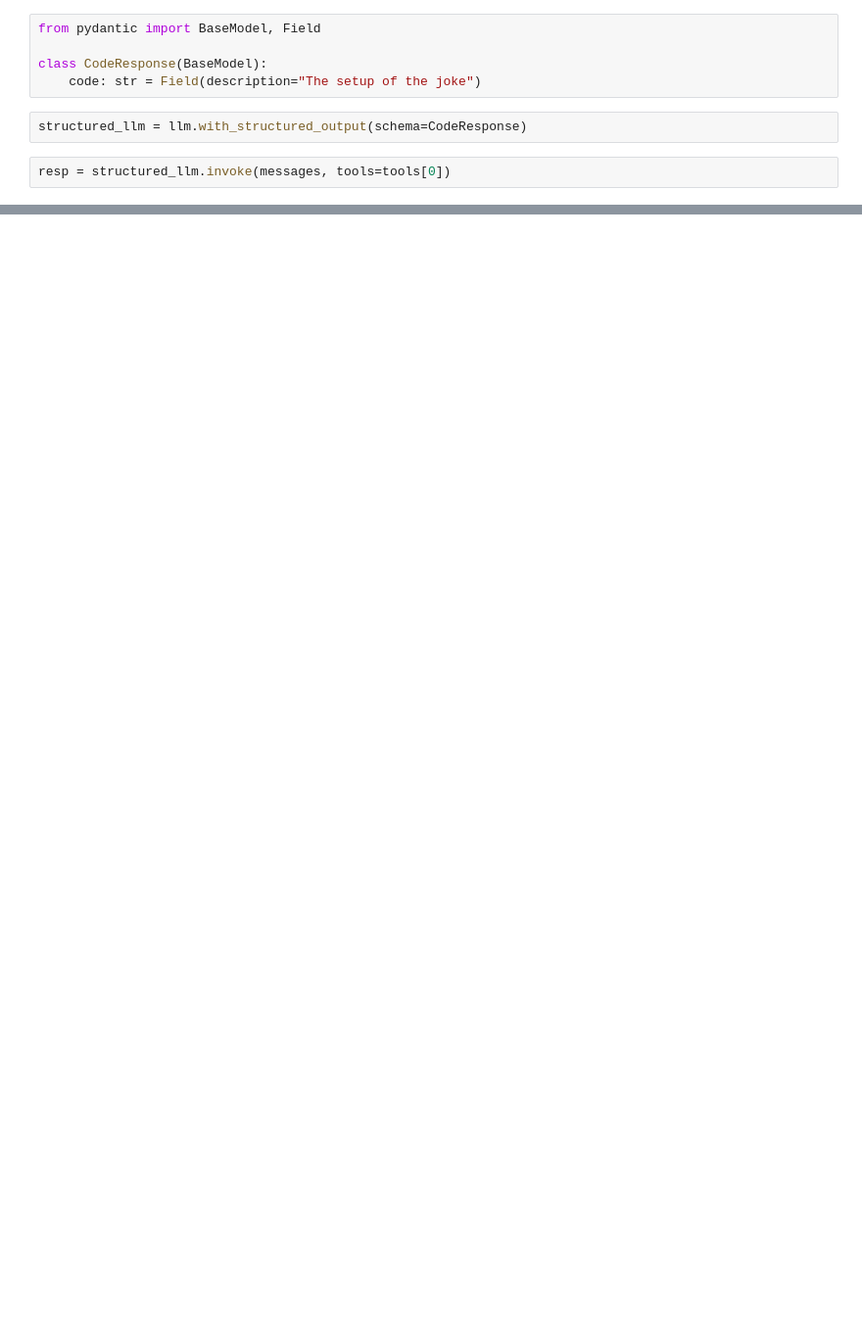
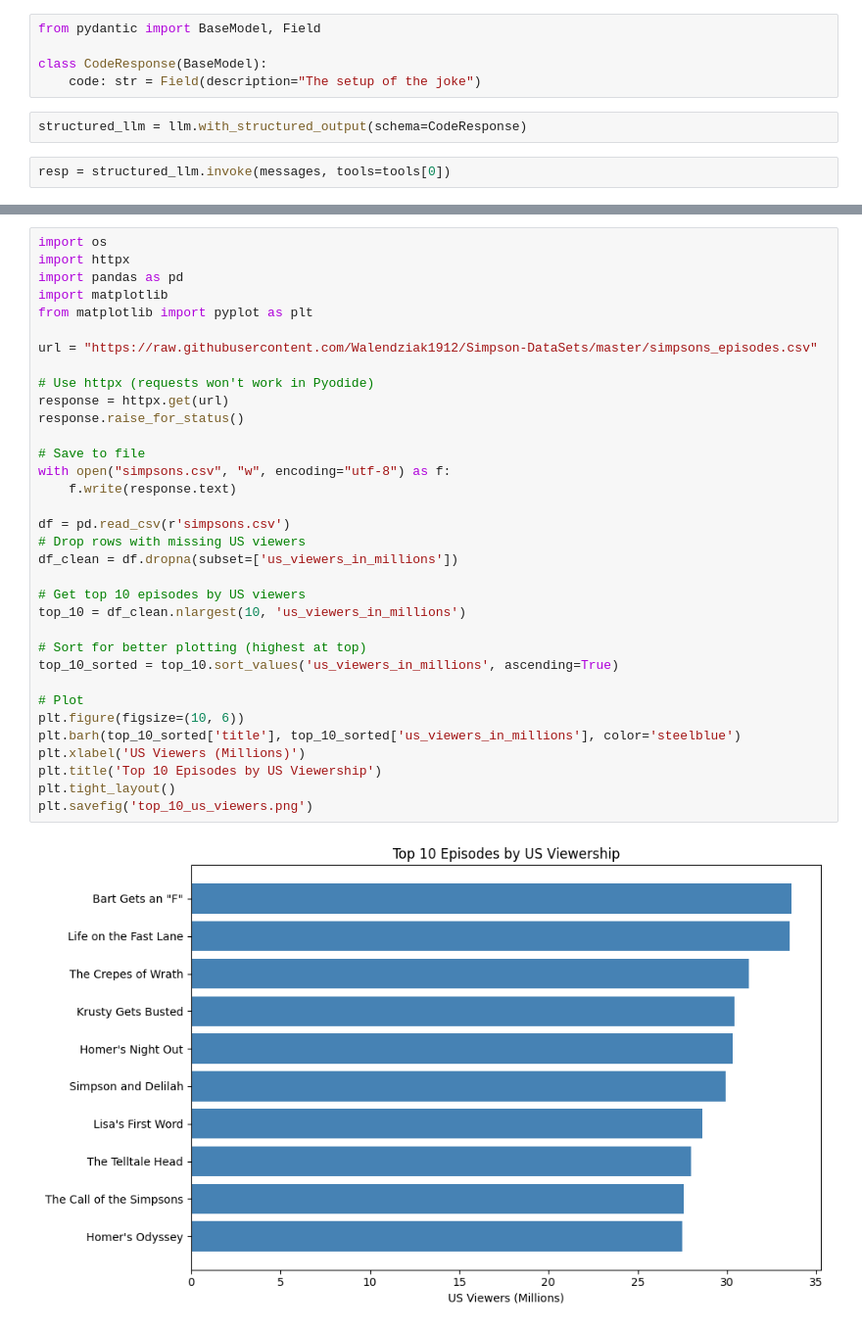
Before and after one commit to brisacoder/data-analysis-agent, a Jupyter notebook: agent.ipynb, the cells around one changed output, grey strips where cells are left out. Shown at 98% size. Saved outputs shown, nothing was run; the diff lists cells and outputs as text; blank space fills up the shorter version.

```diff
--- a/agent.ipynb
+++ b/agent.ipynb
@@ -190,0 +214,36 @@ dir(resp)
+# %%
+import os
+import httpx
+import pandas as pd
+import matplotlib
+from matplotlib import pyplot as plt
+
+url = "https://raw.githubusercontent.com/Walendziak1912/Simpson-DataSets/master/simpsons_episodes.csv"
+
+# Use httpx (requests won't work in Pyodide)
+response = httpx.get(url)
+response.raise_for_status()
+
+# Save to file
+with open("simpsons.csv", "w", encoding="utf-8") as f:
+    f.write(response.text)
+
+df = pd.read_csv(r'simpsons.csv')
+# Drop rows with missing US viewers
+df_clean = df.dropna(subset=['us_viewers_in_millions'])
+
+# Get top 10 episodes by US viewers
+top_10 = df_clean.nlargest(10, 'us_viewers_in_millions')
+
+# Sort for better plotting (highest at top)
+top_10_sorted = top_10.sort_values('us_viewers_in_millions', ascending=True)
+
+# Plot
+plt.figure(figsize=(10, 6))
+plt.barh(top_10_sorted['title'], top_10_sorted['us_viewers_in_millions'], color='steelblue')
+plt.xlabel('US Viewers (Millions)')
+plt.title('Top 10 Episodes by US Viewership')
+plt.tight_layout()
+plt.savefig('top_10_us_viewers.png')
+# %% [output]
+[figure, added]
```
Also changed, not shown: parts of 5 cells of this notebook, 5 other files.
